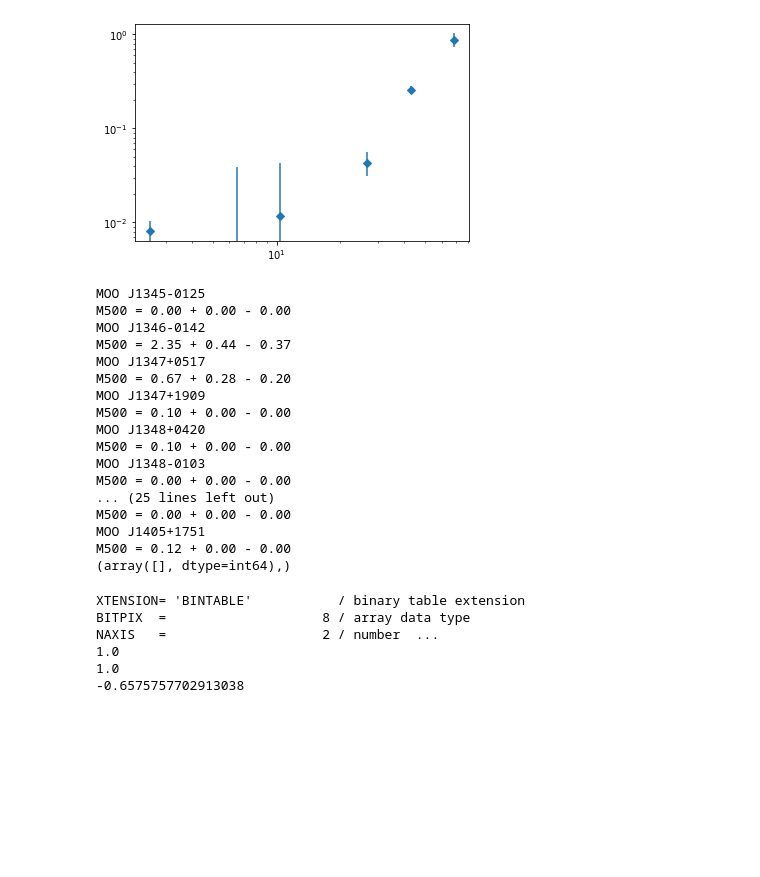
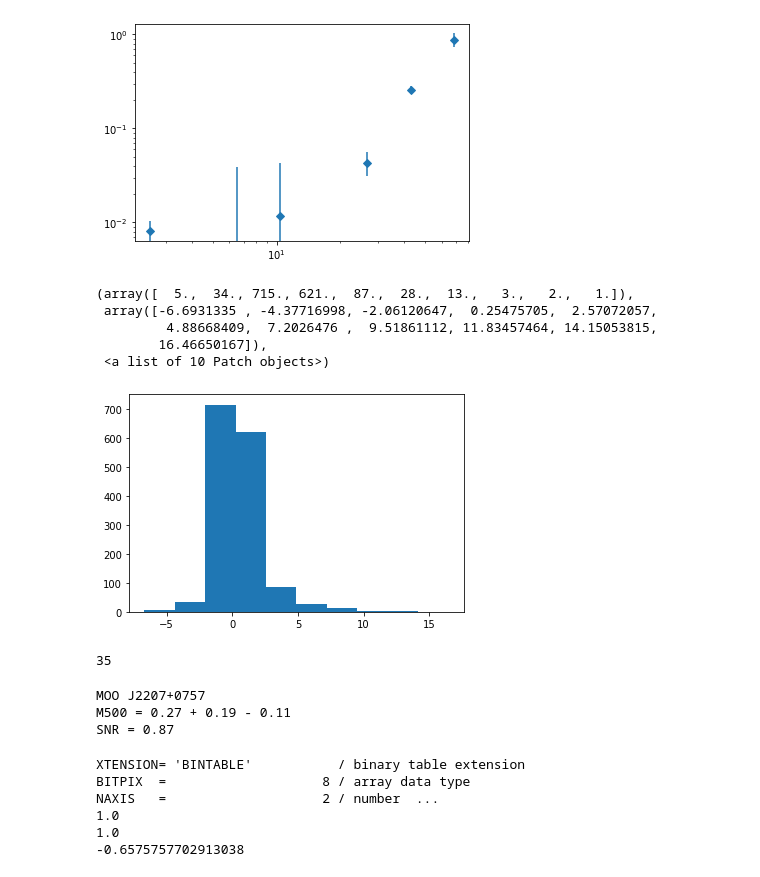
Before and after one commit to Sulla2012/madcowsclusters, a Jupyter notebook: forced_photometry.ipynb, the cells around one changed output. Cells and saved outputs as stored; diff of their text form; code cells hidden in the pictures; blank space fills up the shorter version.

```diff
--- a/forced_photometry.ipynb
+++ b/forced_photometry.ipynb
@@ -139,39 +139,51 @@ plt.show()
 # %%
 forced_phot_catalog = fits.open('/gpfs/fs0/project/r/rbond/jorlo/cluster_catalogs/MADCOWSUnion_M500.fits')
 mdcw_catalog = fits.open('/home/s/sievers/sdicker/ACTnCOWs/MADCOWSUnion.fits')
 
 names = forced_phot_catalog[1].data['name']
 yc = forced_phot_catalog[1].data['y_c']
 yc_err =forced_phot_catalog[1].data['err_y_c']
 
 m500 = forced_phot_catalog[1].data['M500']
 m500Plus = forced_phot_catalog[1].data['M500_errPlus']
 m500Minus = forced_phot_catalog[1].data['M500_errMinus']
+
+snr = forced_phot_catalog[1].data['SNR']
+
+plt.hist(snr)
+# %% [output]
+(array([  5.,  34., 715., 621.,  87.,  28.,  13.,   3.,   2.,   1.]),
+ array([-6.6931335 , -4.37716998, -2.06120647,  0.25475705,  2.57072057,
+         4.88668409,  7.2026476 ,  9.51861112, 11.83457464, 14.15053815,
+        16.46650167]),
+ <a list of 10 Patch objects>)
+[figure, added]
-# %%
-for i in range(850, 870):
-    print(names[i])
-    print('M500 = {:.2f} + {:.2f} - {:.2f}'.format(m500[i], m500Plus[i], m500Minus[i]))
-
-flag = np.where((str(names) == 'MOO J1345-0125'))
-print(flag)
-# %% [output]
-MOO J1345-0125
-M500 = 0.00 + 0.00 - 0.00
-MOO J1346-0142
-M500 = 2.35 + 0.44 - 0.37
-MOO J1347+0517
-M500 = 0.67 + 0.28 - 0.20
-MOO J1347+1909
-M500 = 0.10 + 0.00 - 0.00
-MOO J1348+0420
-M500 = 0.10 + 0.00 - 0.00
-MOO J1348-0103
-M500 = 0.00 + 0.00 - 0.00
-... (25 lines left out)
-M500 = 0.00 + 0.00 - 0.00
-MOO J1405+1751
-M500 = 0.12 + 0.00 - 0.00
-(array([], dtype=int64),)
+# %%
+snr_cut = snr[3<snr]
+snr_cut = snr_cut[4>snr_cut]
+print(len(snr_cut))
+# %% [output]
+35
+# %%
+#for i in range(750, 775):
+#    print(names[i])
+#    print('M500 = {:.2f} + {:.2f} - {:.2f}'.format(m500[i], m500Plus[i], m500Minus[i]))
+
+#flag = np.where((str(names) == 'MOO J1345-0125'))
+#print(flag)
+
+#sched_A = ['MOO J1330+2157', 'MOO J1001+6619', 'MOO J1139-1706', 'MOO J1346-0142', 'MOO J1554-0447', 'MOO J1337+3529', 'MOO J1514+1346', 'MOO J2216+1738', 'MOO J1635+2452']
+
+for i in range(len(names)):
+    if names[i] == 'MOO J2207+0757':
+    #if names[i] in sched_A:
+        print(names[i])
+        print('M500 = {:.2f} + {:.2f} - {:.2f}'.format(m500[i], m500Plus[i], m500Minus[i]))
+        print('SNR = {:.2f}'.format(snr[i]))
+# %% [output]
+MOO J2207+0757
+M500 = 0.27 + 0.19 - 0.11
+SNR = 0.87
 # %%
 forced_90 = fits.open('/home/r/rbond/jorlo/dev/madcowsclusters/S18d_202006_forcedMaDCoWS_f090Only_optimalCatalog.fits')
 forced_150 = fits.open('/home/r/rbond/jorlo/dev/madcowsclusters/S18d_202006_forcedMaDCoWS_f150Only_optimalCatalog.fits')
```
Also changed, not shown: 1 other file.
